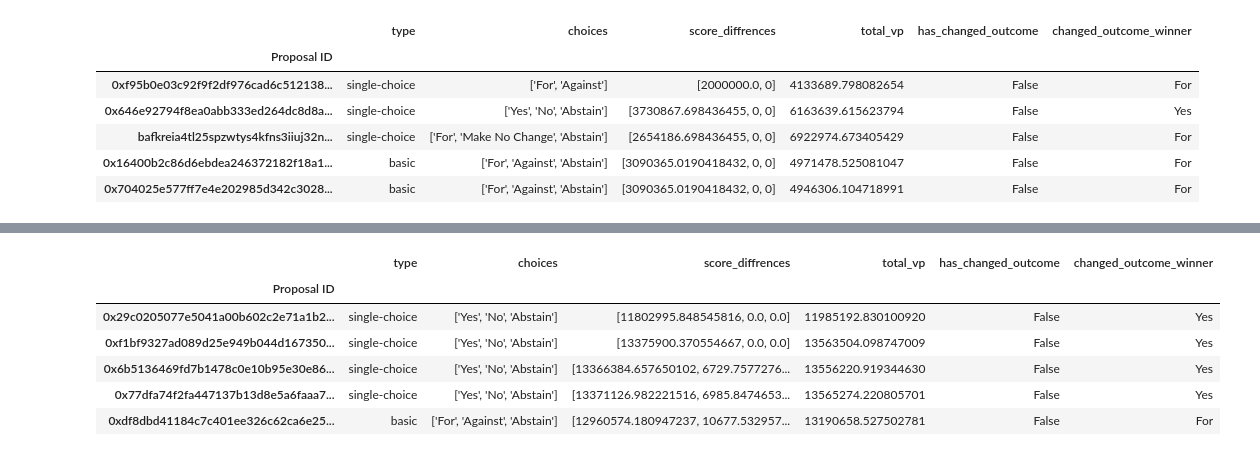
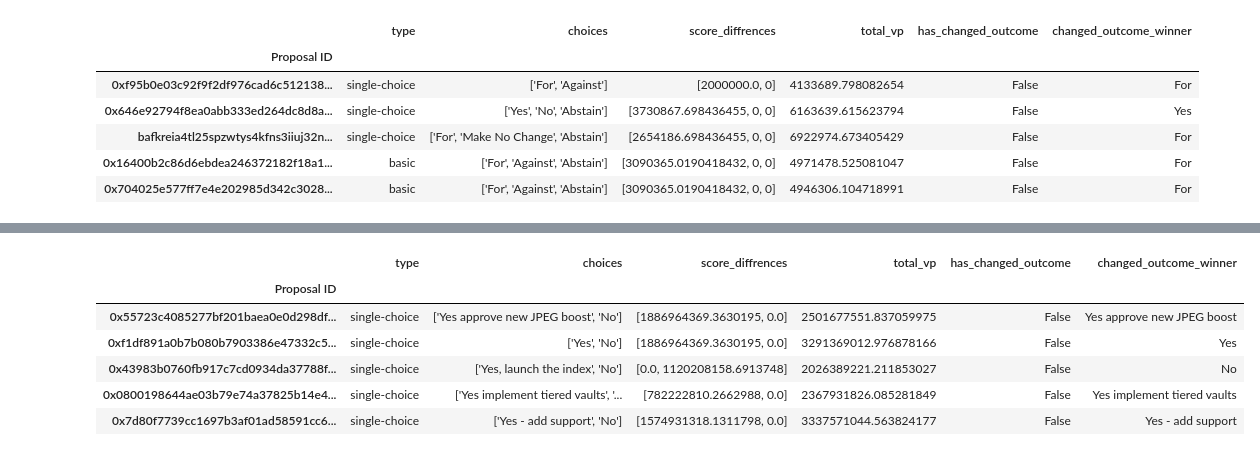
Before and after one commit to acemasterjb/gov_analysis, a Jupyter notebook: book/plutocracy_report.ipynb, the cells around one changed output, grey strips where cells are left out. Cells and saved outputs as stored; diff of their text form; code cells hidden in the pictures.

```diff
--- a/book/plutocracy_report.ipynb
+++ b/book/plutocracy_report.ipynb
@@ -283,10 +327,10 @@ score_diffrences_dfs["Euler"]
-# %%
-score_diffrences_dfs["Hop"]
-# %% [output]
-|  | type | choices | score_diffrences | total_vp | has_changed_outcome | changed_outcome_winner |
-| Proposal ID |  |  |  |  |  |  |
-| 0x29c0205077e5041a00b602c2e71a1b2... | single-choice | ['Yes', 'No', 'Abstain'] | [11802995.848545816, 0.0, 0.0] | 11985192.830100920 | False | Yes |
-| 0xf1bf9327ad089d25e949b044d167350... | single-choice | ['Yes', 'No', 'Abstain'] | [13375900.370554667, 0.0, 0.0] | 13563504.098747009 | False | Yes |
-| 0x6b5136469fd7b1478c0e10b95e30e86... | single-choice | ['Yes', 'No', 'Abstain'] | [13366384.657650102, 6729.7577276... | 13556220.919344630 | False | Yes |
-| 0x77dfa74f2fa447137b13d8e5a6faaa7... | single-choice | ['Yes', 'No', 'Abstain'] | [13371126.982221516, 6985.8474653... | 13565274.220805701 | False | Yes |
-| 0xdf8dbd41184c7c401ee326c62ca6e25... | basic | ['For', 'Against', 'Abstain'] | [12960574.180947237, 10677.532957... | 13190658.527502781 | False | For |
+# %%
+score_diffrences_dfs["JPEG’d"]
+# %% [output]
+|  | type | choices | score_diffrences | total_vp | has_changed_outcome | changed_outcome_winner |
+| Proposal ID |  |  |  |  |  |  |
+| 0x55723c4085277bf201baea0e0d298df... | single-choice | ['Yes approve new JPEG boost', 'No'] | [1886964369.3630195, 0.0] | 2501677551.837059975 | False | Yes approve new JPEG boost |
+| 0xf1df891a0b7b080b7903386e47332c5... | single-choice | ['Yes', 'No'] | [1886964369.3630195, 0.0] | 3291369012.976878166 | False | Yes |
+| 0x43983b0760fb917c7cd0934da37788f... | single-choice | ['Yes, launch the index', 'No'] | [0.0, 1120208158.6913748] | 2026389221.211853027 | False | No |
+| 0x0800198644ae03b79e74a37825b14e4... | single-choice | ['Yes implement tiered vaults', '... | [782222810.2662988, 0.0] | 2367931826.085281849 | False | Yes implement tiered vaults |
+| 0x7d80f7739cc1697b3af01ad58591cc6... | single-choice | ['Yes - add support', 'No'] | [1574931318.1311798, 0.0] | 3337571044.563824177 | False | Yes - add support |
```
Also changed, not shown: parts of 13 cells of this notebook.
